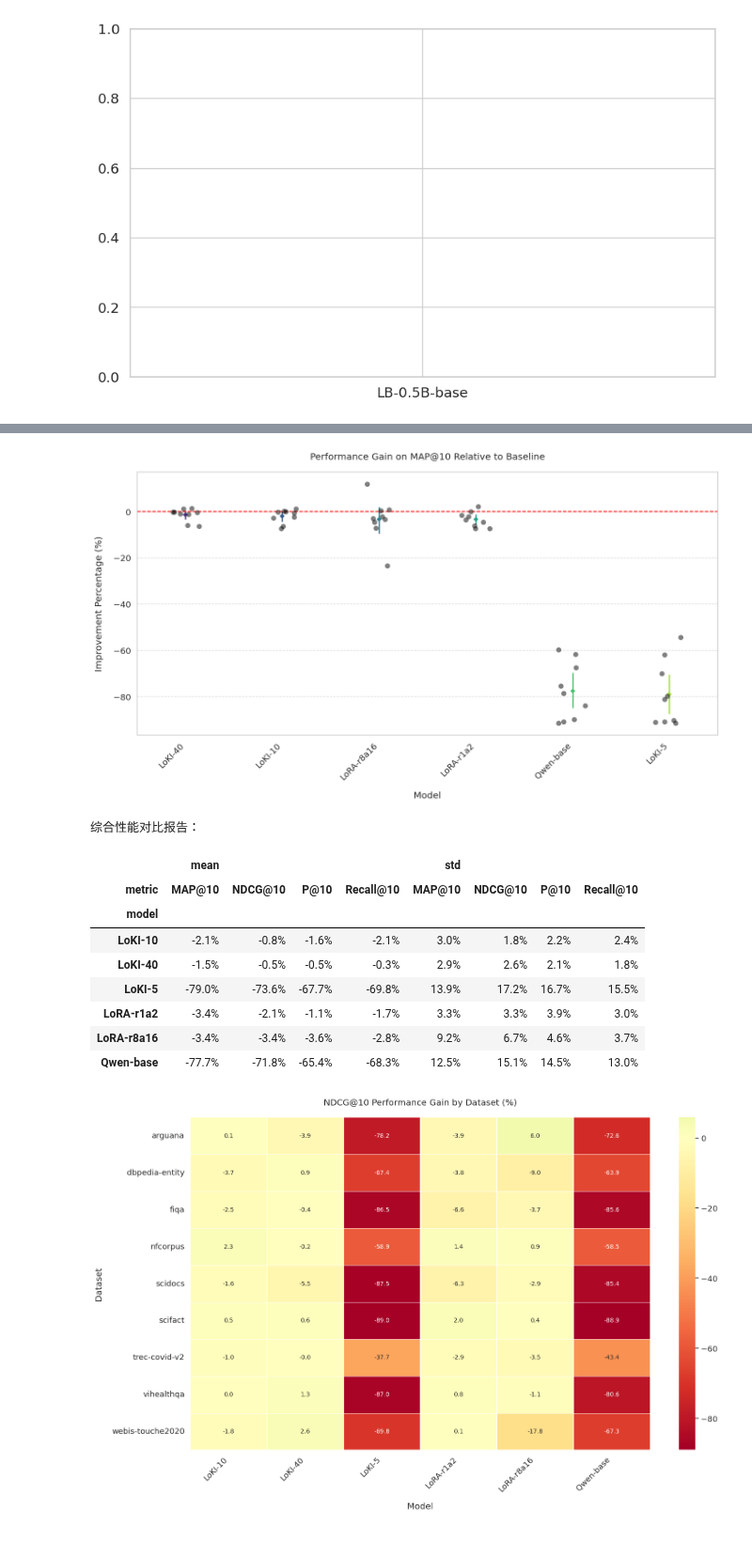
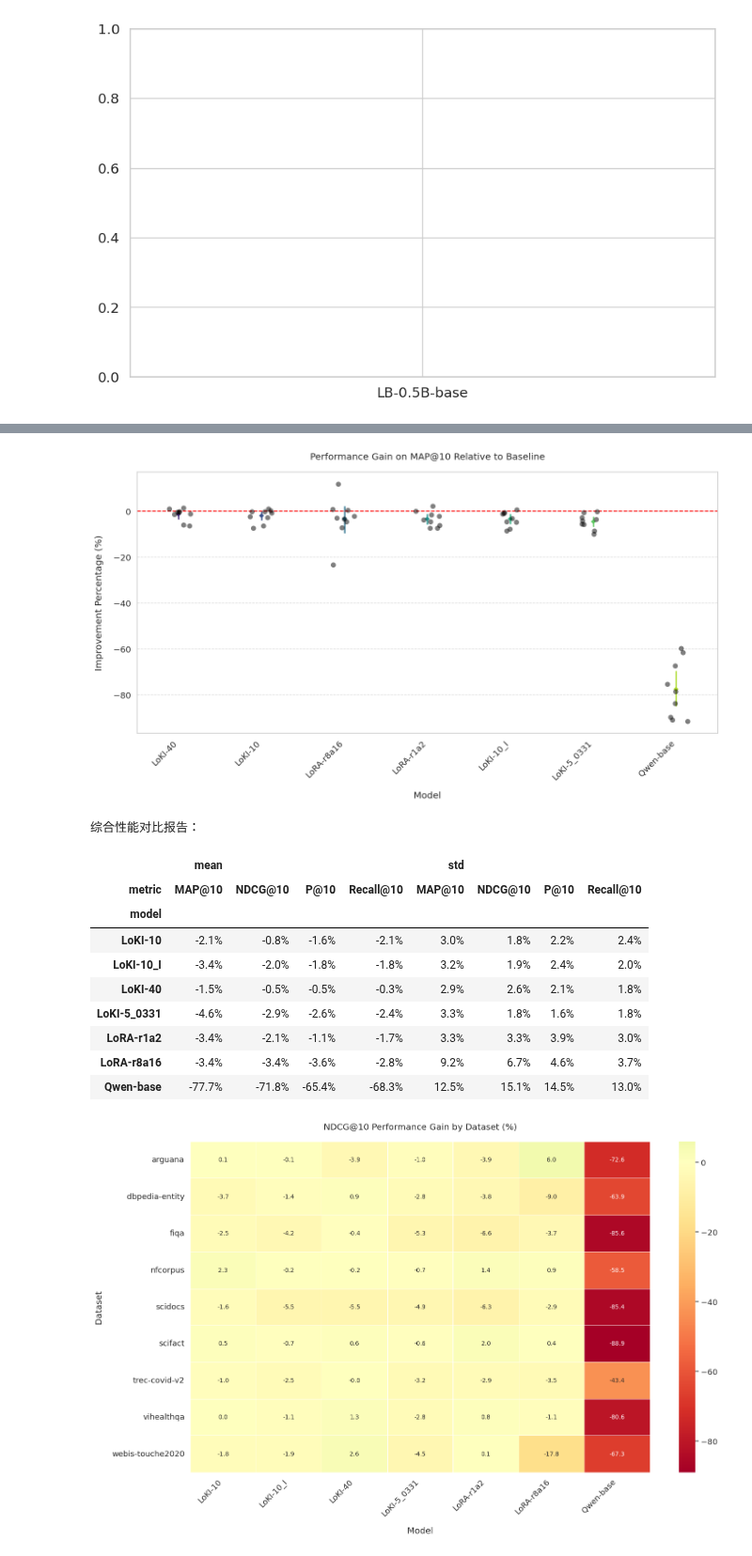
Before and after one commit to Nexround/ftg, a Jupyter notebook: evaluate/bier.ipynb, the cells around one changed output, grey strips where cells are left out. Shown at 94% size. Saved outputs shown, nothing was run; the diff lists cells and outputs as text; code cells hidden in the pictures.

```diff
--- a/evaluate/bier.ipynb
+++ b/evaluate/bier.ipynb
@@ -203,13 +203,15 @@ BASELINE_MODEL = "lightblue/lb-reranker-0.5B-v1.0"
 
 # 模型名称映射
 model_name_map = {
+    # "loki_reranker_qwen2_5-0-5b-5": "LoKI-5",
+    "loki_reranker_qwen2_5-0-5b-5_0331_real": "LoKI-5_0331",
+    "loki_reranker_qwen2_5-0-5b-10": "LoKI-10",
+    "loki_reranker_qwen2_5-0-5b-40": "LoKI-40",
+    "loki_reranker_qwen2_5-0-5b-10_invert_real": "LoKI-10_I",
+    "lightblue/lora_reranker_r1a2": "LoRA-r1a2",
     "lightblue/lora_reranker_r8a16": "LoRA-r8a16",
+    "Qwen/Qwen2.5-0.5B-Instruct": "Qwen-base",
     "lightblue/lb-reranker-0.5B-v1.0": "Baseline",
-    "Qwen/Qwen2.5-0.5B-Instruct": "Qwen-base",
-    "loki_reranker_qwen2_5-0-5b-5": "LoKI-5",
-    "loki_reranker_qwen2_5-0-5b-40": "LoKI-40",
-    "loki_reranker_qwen2_5-0-5b-10": "LoKI-10",
-    "lightblue/lora_reranker_r1a2": "LoRA-r1a2"
 }
 
 # 数据预处理
@@ -337,36 +339,37 @@ if __name__ == "__main__":
     plt.xlabel("Model", labelpad=15)
     plt.ylabel("Dataset", labelpad=15)
     plt.xticks(rotation=45, ha='right')
     plt.tight_layout()
     plt.show()
 # %% [output]
 Passing `palette` without assigning `hue` is deprecated and will be removed in v0.14.0. Assign the `x` variable to `hue` and set `legend=False` for the same effect.
 
   sns.pointplot(
 
 The `scale` parameter is deprecated and will be removed in v0.15.0. You can now control the size of each plot element using matplotlib `Line2D` parameters (e.g., `linewidth`, `markersize`, etc.).
 
   sns.pointplot(
 
 The `join` parameter is deprecated and will be removed in v0.15.0. You can remove the line between points with `linestyle='none'`.
 
   sns.pointplot(
 
 The `errwidth` parameter is deprecated. And will be removed in v0.15.0. Pass `err_kws={'linewidth': 2}` instead.
 
   sns.pointplot(
-[figure, old version]
+[figure, new version]
 综合性能对比报告：
 |  | mean |  |  |  | std |  |  |  |
 | metric | MAP@10 | NDCG@10 | P@10 | Recall@10 | MAP@10 | NDCG@10 | P@10 | Recall@10 |
 | model |  |  |  |  |  |  |  |  |
 | LoKI-10 | -2.1% | -0.8% | -1.6% | -2.1% | 3.0% | 1.8% | 2.2% | 2.4% |
+| LoKI-10_I | -3.4% | -2.0% | -1.8% | -1.8% | 3.2% | 1.9% | 2.4% | 2.0% |
 | LoKI-40 | -1.5% | -0.5% | -0.5% | -0.3% | 2.9% | 2.6% | 2.1% | 1.8% |
-| LoKI-5 | -79.0% | -73.6% | -67.7% | -69.8% | 13.9% | 17.2% | 16.7% | 15.5% |
+| LoKI-5_0331 | -4.6% | -2.9% | -2.6% | -2.4% | 3.3% | 1.8% | 1.6% | 1.8% |
 | LoRA-r1a2 | -3.4% | -2.1% | -1.1% | -1.7% | 3.3% | 3.3% | 3.9% | 3.0% |
 | LoRA-r8a16 | -3.4% | -3.4% | -3.6% | -2.8% | 9.2% | 6.7% | 4.6% | 3.7% |
 | Qwen-base | -77.7% | -71.8% | -65.4% | -68.3% | 12.5% | 15.1% | 14.5% | 13.0% |
-[figure, old version]
+[figure, new version]
 # %%
 # 不同k值的对比分析
 for k in [1, 5, 10, 100]:
```
Also changed, not shown: parts of 2 cells of this notebook, 6 other files.
